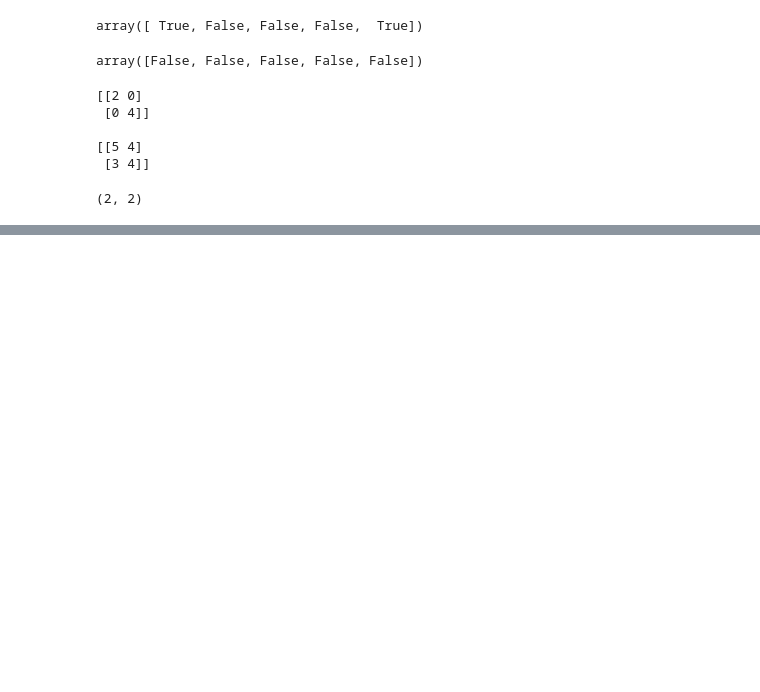
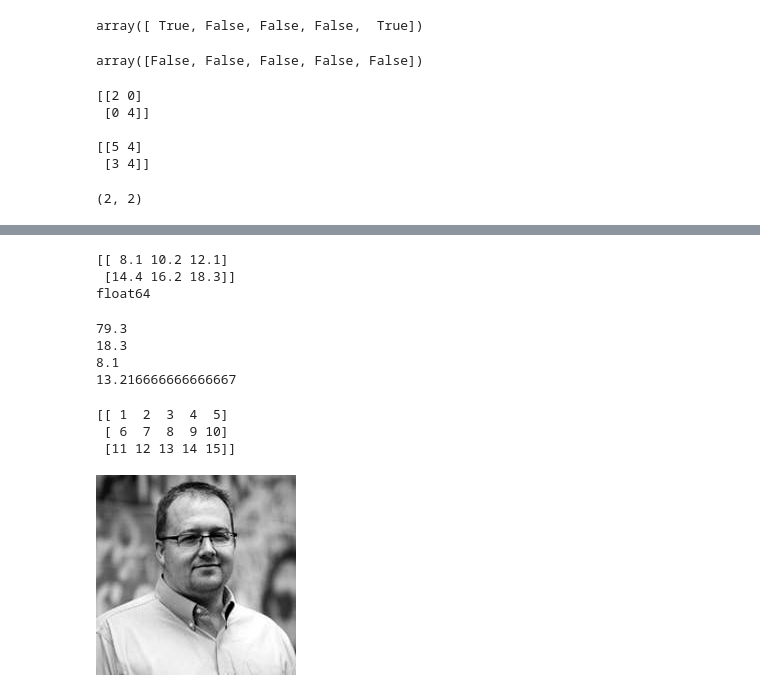
Before and after one commit to PapaArt/Introduction_to_Data_Science, a Jupyter notebook: Week 1/numpy.ipynb, the cells around one changed output, grey strips where cells are left out. Cells and saved outputs as stored; diff of their text form; code cells hidden in the pictures; blank space fills up the shorter version.

```diff
--- a/Week 1/numpy.ipynb
+++ b/Week 1/numpy.ipynb
@@ -169,0 +189,9 @@ A.shape
+# %%
+# Let's do an addition for the two arrays
+array3=array1+array2
+print(array3)
+print(array3.dtype)
+# %% [output]
+[[ 8.1 10.2 12.1]
+ [14.4 16.2 18.3]]
+float64
@@ -169,0 +200,21 @@ A.shape
+# %%
+# Numpy arrays have many interesting aggregation functions on them, such as  sum(), max(), min(), and mean()
+print(array3.sum())
+print(array3.max())
+print(array3.min())
+print(array3.mean())
+# %% [output]
+79.3
+18.3
+8.1
+13.216666666666667
+# %%
+# For two dimensional arrays, we can do the same thing for each row or column
+# let's create an array with 15 elements, ranging from 1 to 15,
+# with a dimension of 3X5
+b = np.arange(1,16,1).reshape(3,5)
+print(b)
+# %% [output]
+[[ 1  2  3  4  5]
+ [ 6  7  8  9 10]
+ [11 12 13 14 15]]
@@ -169,0 +228,11 @@ A.shape
+# %%
+# For this demonstration I'll use the python imaging library (PIL) and a function to display images in the
+# Jupyter notebook
+from PIL import Image
+from IPython.display import display
+
+# And let's just look at the image I'm talking about
+im = Image.open('chris.tiff')
+display(im)
+# %% [output]
+[figure, added]
```
Also changed, not shown: parts of 55 cells of this notebook, 3 other files.
